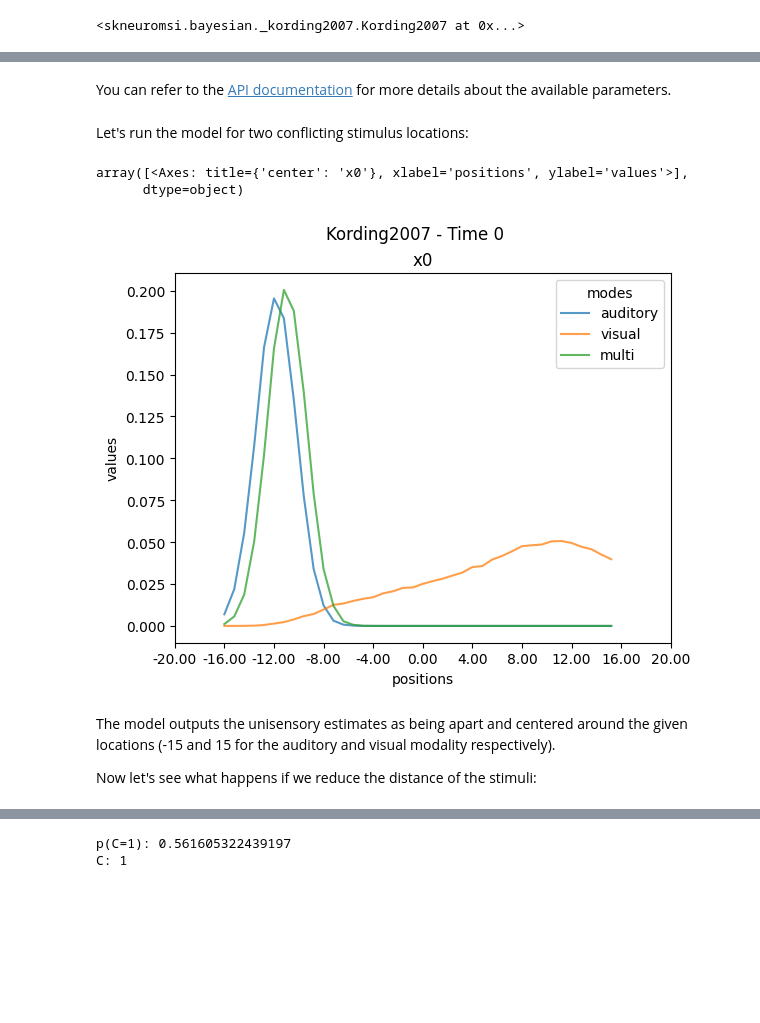
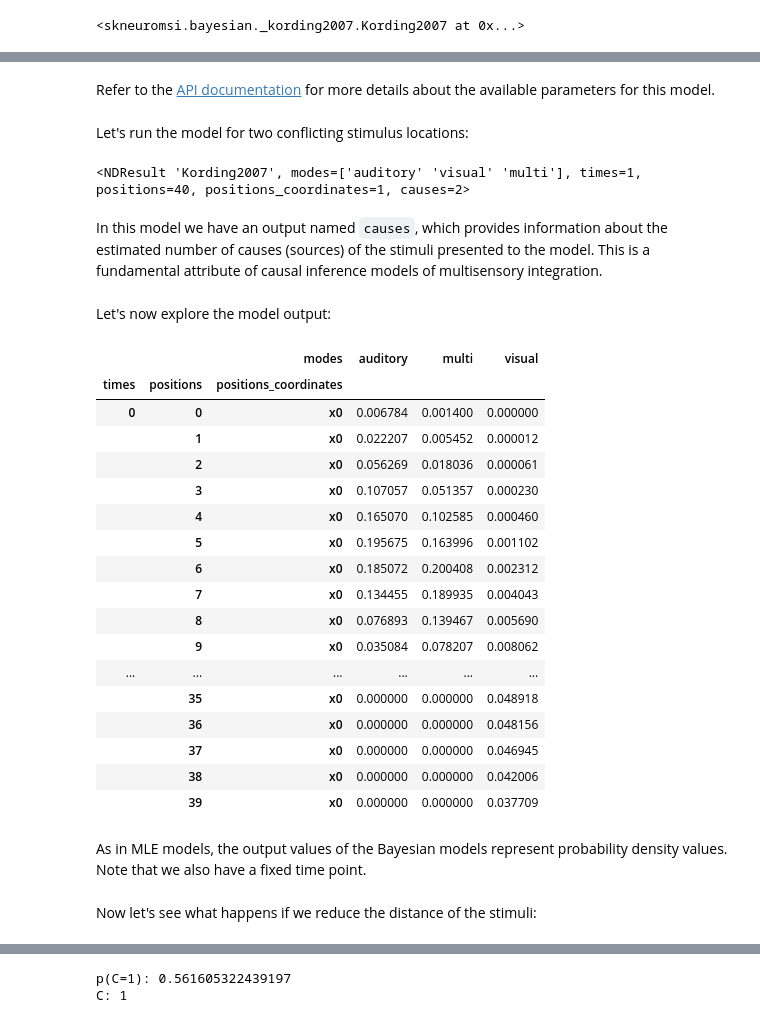
Before and after one commit to renatoparedes/scikit-neuromsi, a Jupyter notebook: docs/source/implement_models.ipynb, the cells around one changed output, grey strips where cells are left out. Drawn from its saved outputs; the diff is of its cells as text; code cells hidden in the pictures; blank space fills up the shorter version.

```diff
--- a/docs/source/implement_models.ipynb
+++ b/docs/source/implement_models.ipynb
@@ -144,17 +188,40 @@ model
 # %% [markdown]
-You can refer to the [API documentation](https://scikit-neuromsi.readthedocs.io/en/latest/api/bayesian/_kording2007.html) for more details about the available parameters.
+Refer to the [API documentation](https://scikit-neuromsi.readthedocs.io/en/latest/api/bayesian/_kording2007.html) for more details about the available parameters for this model.
 # %% [markdown]
 Let's run the model for two conflicting stimulus locations:
 # %%
-res = model.run(auditory_position=-15, visual_position=15)
-res.plot()
+res = model.run(auditory_position=-15, visual_position=15, causes_kind="count")
+res
 # %% [output]
-array([<Axes: title={'center': 'x0'}, xlabel='positions', ylabel='values'>],
-      dtype=object)
+<NDResult 'Kording2007', modes=['auditory' 'visual' 'multi'], times=1, positions=40, positions_coordinates=1, causes=2>
-[figure, removed]
+# %% [markdown]
+In this model we have an output named `causes`, which provides information about the estimated number of causes (sources) of the stimuli presented to the model. This is a fundamental attribute of causal inference models of multisensory integration.
+# %% [markdown]
+Let's now explore the model output:
+# %%
+res.get_modes()
+# %% [output]
+|  |  | modes | auditory | multi | visual |
+| times | positions | positions_coordinates |  |  |  |
+| 0 | 0 | x0 | 0.006784 | 0.001400 | 0.000000 |
+|  | 1 | x0 | 0.022207 | 0.005452 | 0.000012 |
+|  | 2 | x0 | 0.056269 | 0.018036 | 0.000061 |
+|  | 3 | x0 | 0.107057 | 0.051357 | 0.000230 |
+|  | 4 | x0 | 0.165070 | 0.102585 | 0.000460 |
+|  | 5 | x0 | 0.195675 | 0.163996 | 0.001102 |
+|  | 6 | x0 | 0.185072 | 0.200408 | 0.002312 |
+|  | 7 | x0 | 0.134455 | 0.189935 | 0.004043 |
+|  | 8 | x0 | 0.076893 | 0.139467 | 0.005690 |
+|  | 9 | x0 | 0.035084 | 0.078207 | 0.008062 |
+| ... | ... | ... | ... | ... | ... |
+|  | 35 | x0 | 0.000000 | 0.000000 | 0.048918 |
+|  | 36 | x0 | 0.000000 | 0.000000 | 0.048156 |
+|  | 37 | x0 | 0.000000 | 0.000000 | 0.046945 |
+|  | 38 | x0 | 0.000000 | 0.000000 | 0.042006 |
+|  | 39 | x0 | 0.000000 | 0.000000 | 0.037709 |
+# %% [markdown]
+As in MLE models, the output values of the Bayesian models represent probability density values. Note that we also have a fixed time point.
 # %% [markdown]
-The model outputs the unisensory estimates as being apart and centered around the given locations (-15 and 15 for the auditory and visual modality respectively).
-
 Now let's see what happens if we reduce the distance of the stimuli:
 # %%
 res = model.run(auditory_position=-3, visual_position=3, causes_kind="count")
```
Also changed, not shown: parts of 55 cells of this notebook, 11 other files.
